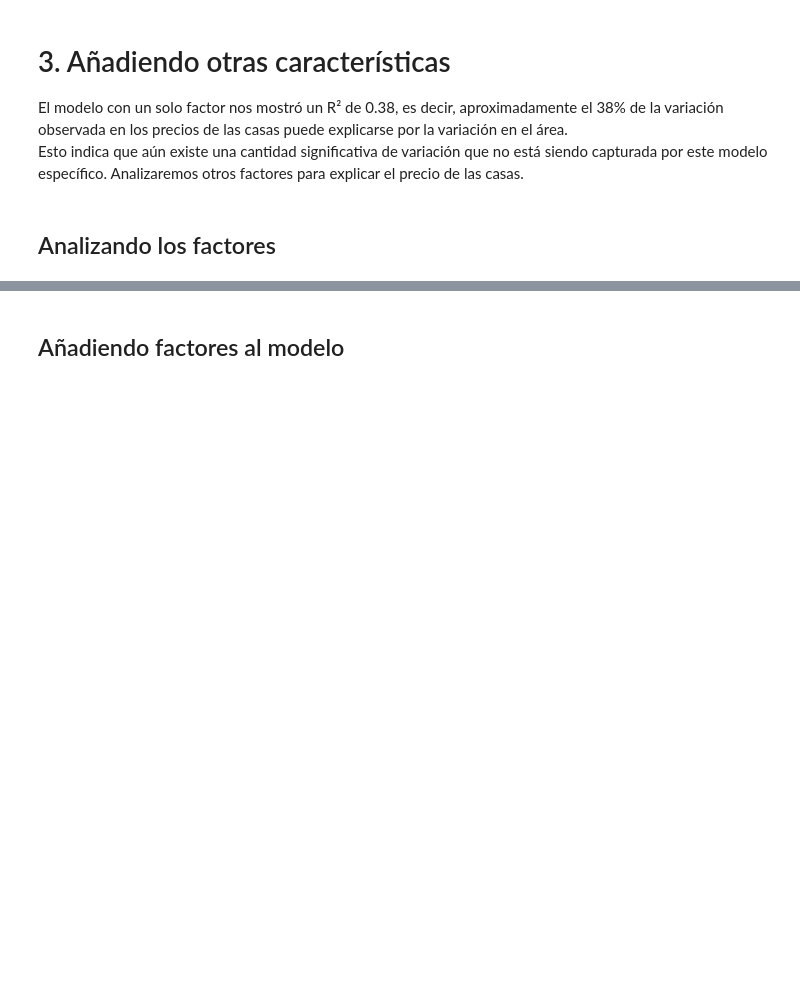
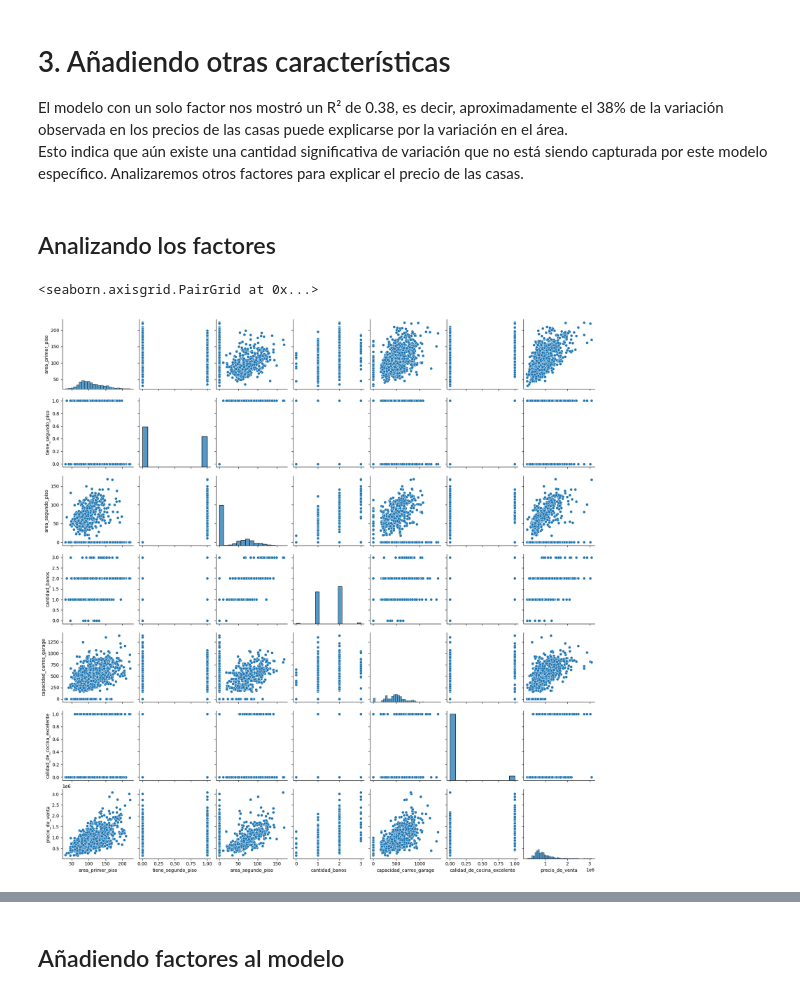
Before and after one commit to yuri19762008/001_ORACLE, a Jupyter notebook: 015_RELACIONES_REGRESION_LINEAL/precios_de_inmuebles_regresion_lineal.ipynb, the cells around one changed output, grey strips where cells are left out. Cells and saved outputs as stored; diff of their text form; code cells hidden in the pictures; blank space fills up the shorter version.

```diff
--- a/015_RELACIONES_REGRESION_LINEAL/precios_de_inmuebles_regresion_lineal.ipynb
+++ b/015_RELACIONES_REGRESION_LINEAL/precios_de_inmuebles_regresion_lineal.ipynb
@@ -284,5 +284,9 @@ Esto indica que aún existe una cantidad significativa de variación que no est
 ## Analizando los factores
 # %%
 # cuáles otras características podrían explicar el precio de los inmuebles?
+sns.pairplot(datos)
+# %% [output]
+<seaborn.axisgrid.PairGrid at 0x...>
+[figure, added]
 # %%
 #Vamos a analizar solamente y_vars='precio_de_venta'
```
Also changed, not shown: parts of 32 cells of this notebook, 1 other file.
